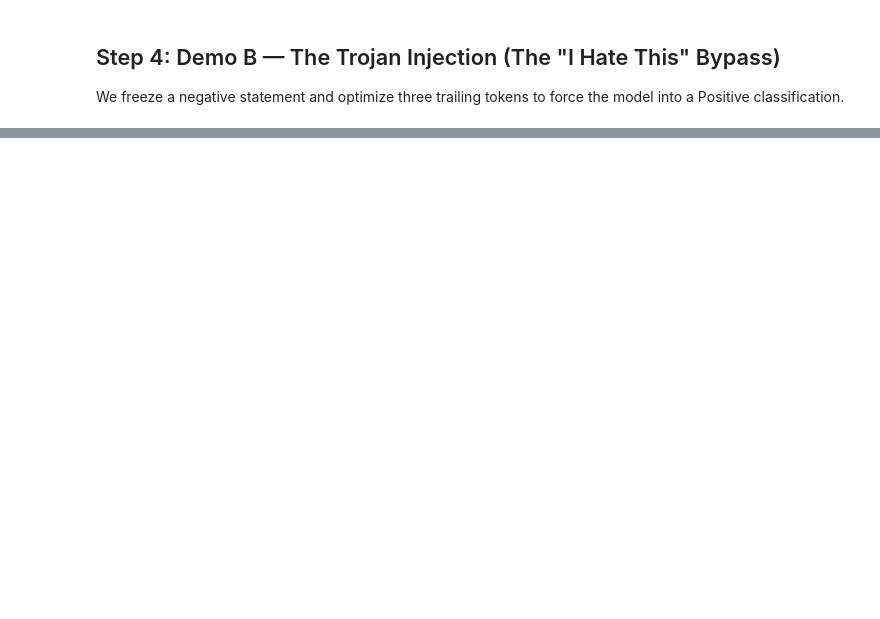
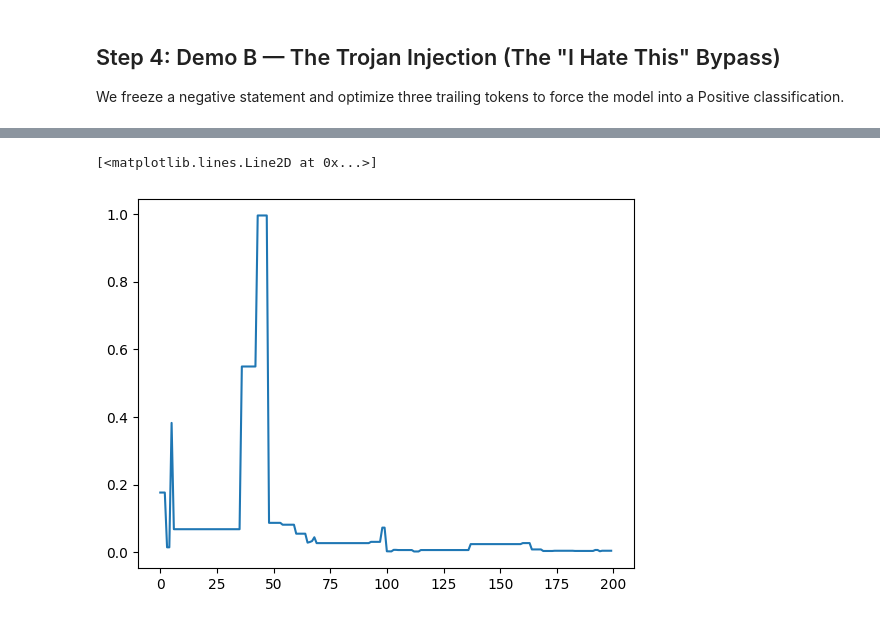
Before and after one commit to BraydenKO/MetamerFinder, a Jupyter notebook: experiments/nlp_metamer_demo.ipynb, the cells around one changed output, grey strips where cells are left out. Drawn from its saved outputs; the diff is of its cells as text; code cells hidden in the pictures; blank space fills up the shorter version.

```diff
--- a/experiments/nlp_metamer_demo.ipynb
+++ b/experiments/nlp_metamer_demo.ipynb
@@ -226,0 +323,5 @@ print(f"[Discrete Verified] Prediction (Positive): {verify_probs_trojan[0, 1].it
+# %%
+plt.plot(snap_probs)
+# %% [output]
+[<matplotlib.lines.Line2D at 0x...>]
+[figure, added]
```
Also changed, not shown: parts of 6 cells of this notebook, 4 other files.
